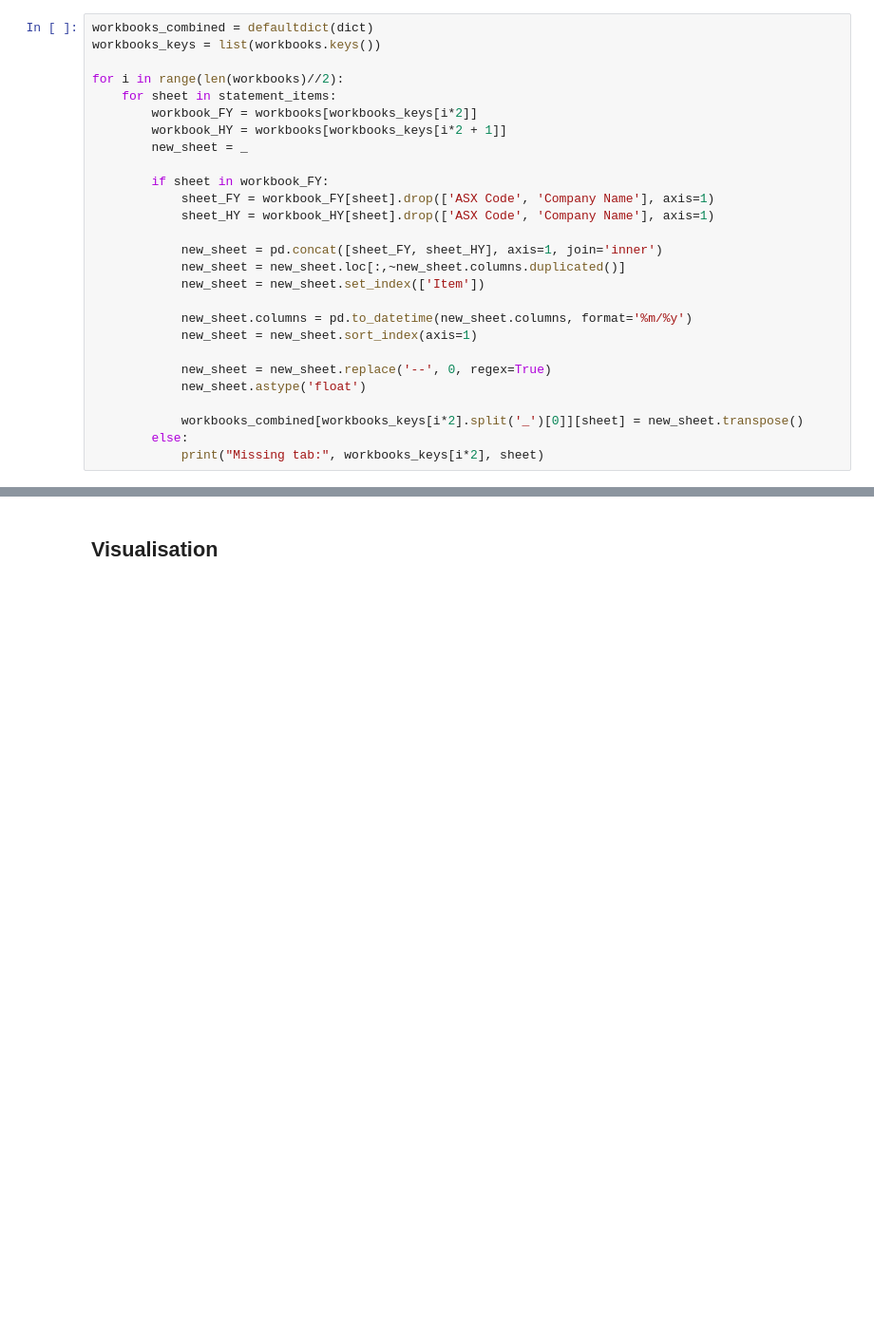
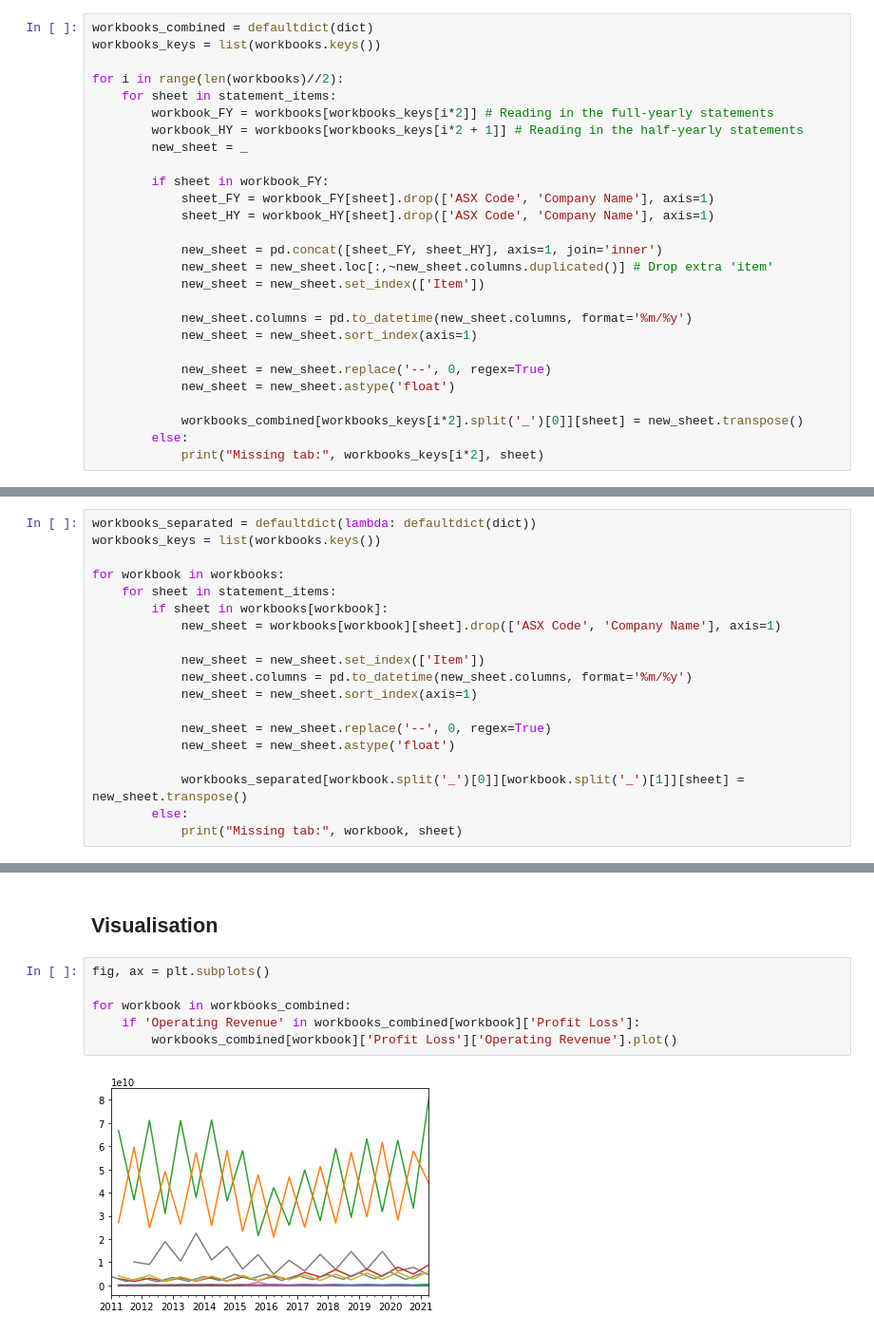
Before and after one commit to someonealive0/deepaudit, a Jupyter notebook: COMP3850.ipynb, the cells around one changed output, grey strips where cells are left out. Shown at 95% size. Cells and saved outputs as stored; diff of their text form; blank space fills up the shorter version.

Commit message:
Added separated & combined datasets + viz

```diff
--- a/COMP3850.ipynb
+++ b/COMP3850.ipynb
@@ -101,8 +94,8 @@ workbooks_keys = list(workbooks.keys())
 
 for i in range(len(workbooks)//2):
     for sheet in statement_items:
-        workbook_FY = workbooks[workbooks_keys[i*2]]
-        workbook_HY = workbooks[workbooks_keys[i*2 + 1]]
+        workbook_FY = workbooks[workbooks_keys[i*2]] # Reading in the full-yearly statements
+        workbook_HY = workbooks[workbooks_keys[i*2 + 1]] # Reading in the half-yearly statements
         new_sheet = _
 
         if sheet in workbook_FY:
@@ -110,14 +103,14 @@ for i in range(len(workbooks)//2):
             sheet_HY = workbook_HY[sheet].drop(['ASX Code', 'Company Name'], axis=1)
 
             new_sheet = pd.concat([sheet_FY, sheet_HY], axis=1, join='inner')
-            new_sheet = new_sheet.loc[:,~new_sheet.columns.duplicated()]
+            new_sheet = new_sheet.loc[:,~new_sheet.columns.duplicated()] # Drop extra 'item'
             new_sheet = new_sheet.set_index(['Item'])
 
             new_sheet.columns = pd.to_datetime(new_sheet.columns, format='%m/%y')
             new_sheet = new_sheet.sort_index(axis=1)
 
             new_sheet = new_sheet.replace('--', 0, regex=True)
-            new_sheet.astype('float')
+            new_sheet = new_sheet.astype('float')
 
             workbooks_combined[workbooks_keys[i*2].split('_')[0]][sheet] = new_sheet.transpose()
         else:
@@ -127,3 +120,22 @@ Missing tab: ANZ_FY Sundry Analysis
 Missing tab: CBA_FY Sundry Analysis
 Missing tab: NAB_FY Sundry Analysis
 Missing tab: WBC_FY Sundry Analysis
+# %%
+workbooks_separated = defaultdict(lambda: defaultdict(dict))
+workbooks_keys = list(workbooks.keys())
+
+for workbook in workbooks:
+    for sheet in statement_items:
+        if sheet in workbooks[workbook]:
+            new_sheet = workbooks[workbook][sheet].drop(['ASX Code', 'Company Name'], axis=1)
+
+            new_sheet = new_sheet.set_index(['Item'])
+            new_sheet.columns = pd.to_datetime(new_sheet.columns, format='%m/%y')
+            new_sheet = new_sheet.sort_index(axis=1)
+
+            new_sheet = new_sheet.replace('--', 0, regex=True)
+            new_sheet = new_sheet.astype('float')
+
+            workbooks_separated[workbook.split('_')[0]][workbook.split('_')[1]][sheet] = new_sheet.transpose()
+        else:
+            print("Missing tab:", workbook, sheet)
@@ -153,2 +181,10 @@ workbooks_combined['ADH']['Profit Loss']
 # %% [markdown]
 ## Visualisation
+# %%
+fig, ax = plt.subplots()
+
+for workbook in workbooks_combined:
+    if 'Operating Revenue' in workbooks_combined[workbook]['Profit Loss']:
+        workbooks_combined[workbook]['Profit Loss']['Operating Revenue'].plot()
+# %% [output]
+[figure, added]
```
Also changed, not shown: parts of 14 cells of this notebook.
